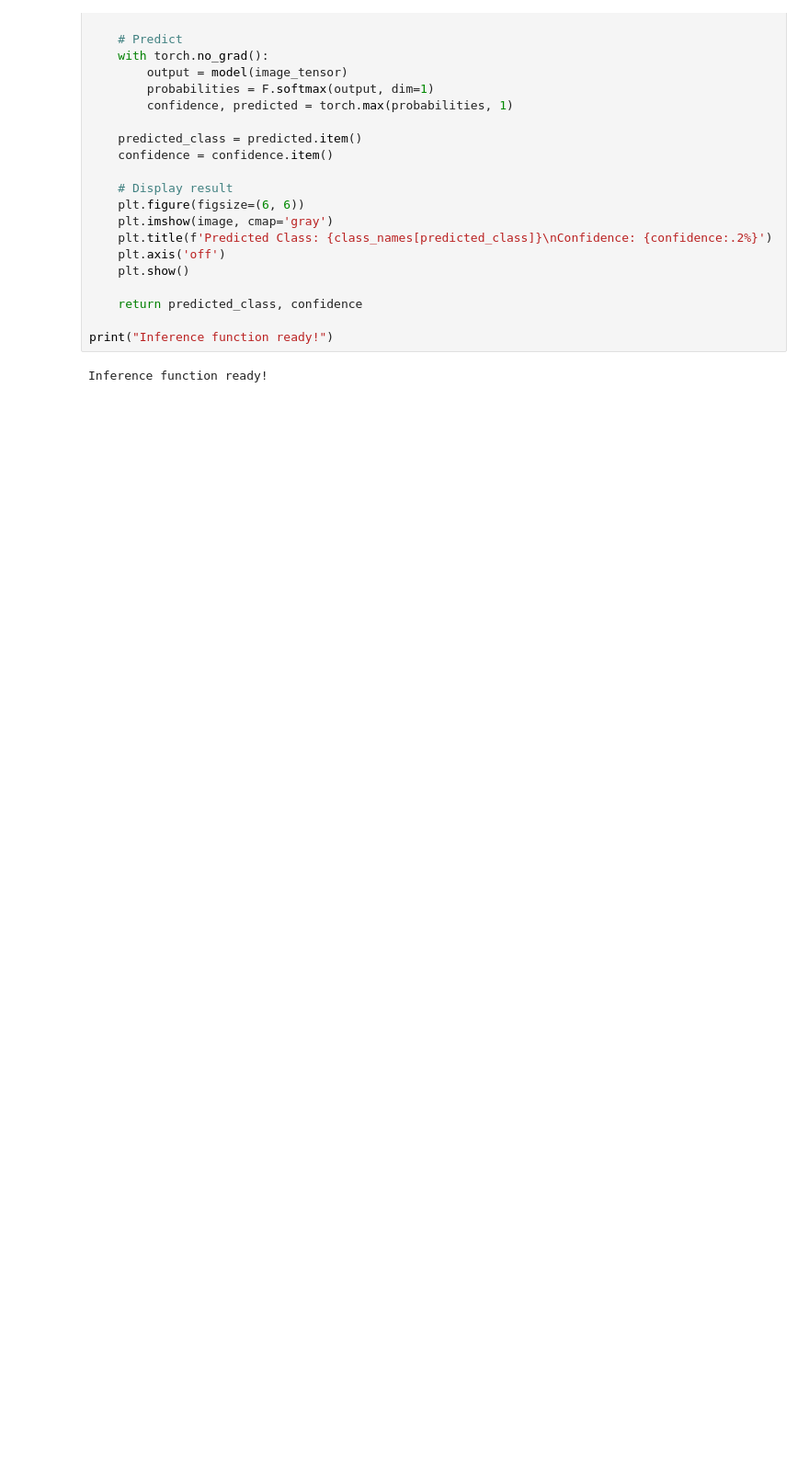
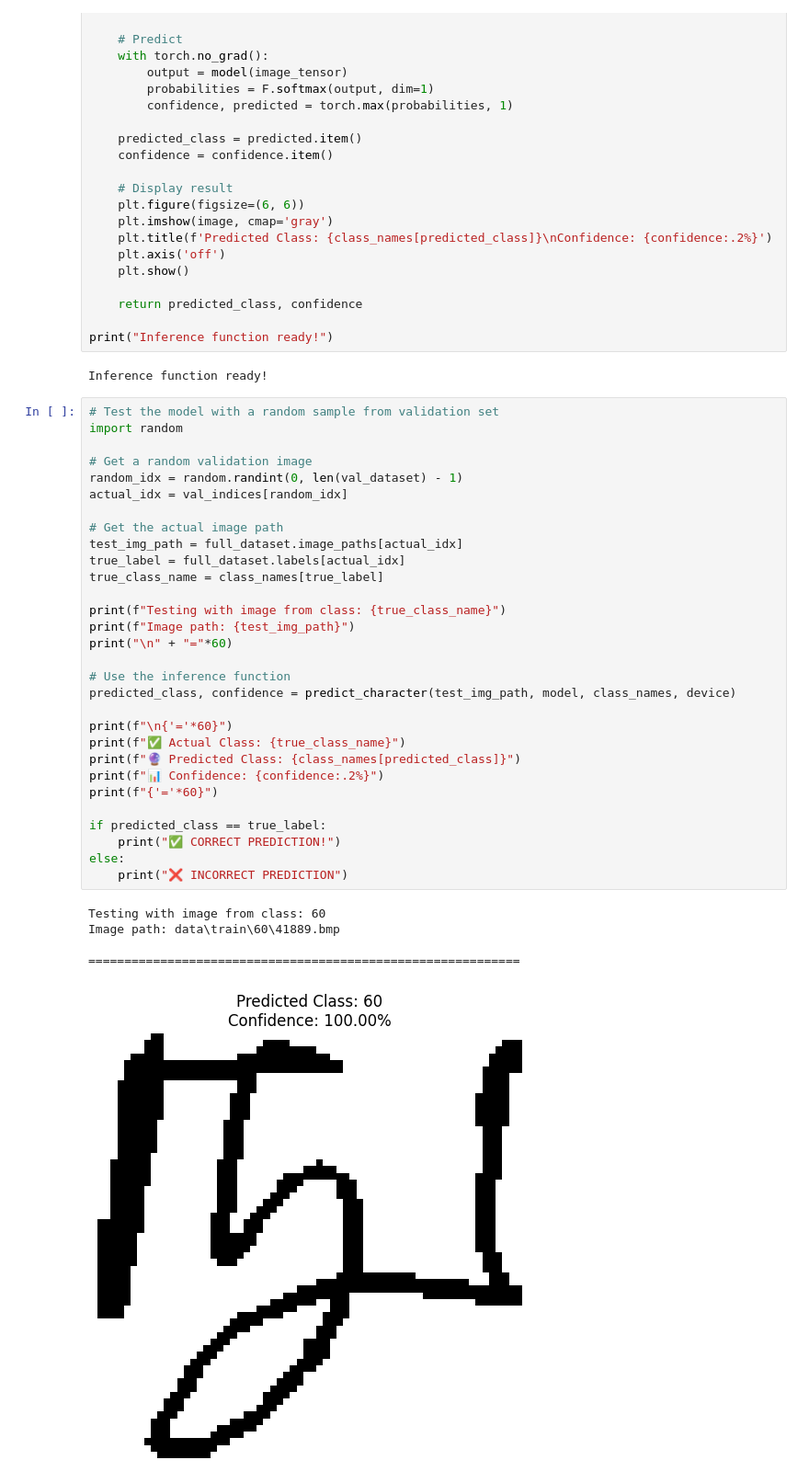
Before and after one commit to gokul18062006/text_extraction, a Jupyter notebook: tamil_ocr_pytorch.ipynb, the cells around one changed output. Shown at 92% size. Cells and saved outputs as stored; diff of their text form; blank space fills up the shorter version.

```diff
--- a/tamil_ocr_pytorch.ipynb
+++ b/tamil_ocr_pytorch.ipynb
@@ -748,3 +748,39 @@ def predict_character(img_path, model, class_names, device):
 print("Inference function ready!")
 # %% [output]
 Inference function ready!
+# %%
+# Test the model with a random sample from validation set
+import random
+
+# Get a random validation image
+random_idx = random.randint(0, len(val_dataset) - 1)
+actual_idx = val_indices[random_idx]
+
+# Get the actual image path
+test_img_path = full_dataset.image_paths[actual_idx]
+true_label = full_dataset.labels[actual_idx]
+true_class_name = class_names[true_label]
+
+print(f"Testing with image from class: {true_class_name}")
+print(f"Image path: {test_img_path}")
+print("\n" + "="*60)
+
+# Use the inference function
+predicted_class, confidence = predict_character(test_img_path, model, class_names, device)
+
+print(f"\n{'='*60}")
+print(f"✅ Actual Class: {true_class_name}")
+print(f"🔮 Predicted Class: {class_names[predicted_class]}")
+print(f"📊 Confidence: {confidence:.2%}")
+print(f"{'='*60}")
+
+if predicted_class == true_label:
+    print("✅ CORRECT PREDICTION!")
+else:
+    print("❌ INCORRECT PREDICTION")
+# %% [output]
+Testing with image from class: 60
+Image path: data\train\60\41889.bmp
+
+============================================================
+[figure, added]
```
Also changed, not shown: parts of 3 cells of this notebook, 1 other file.
